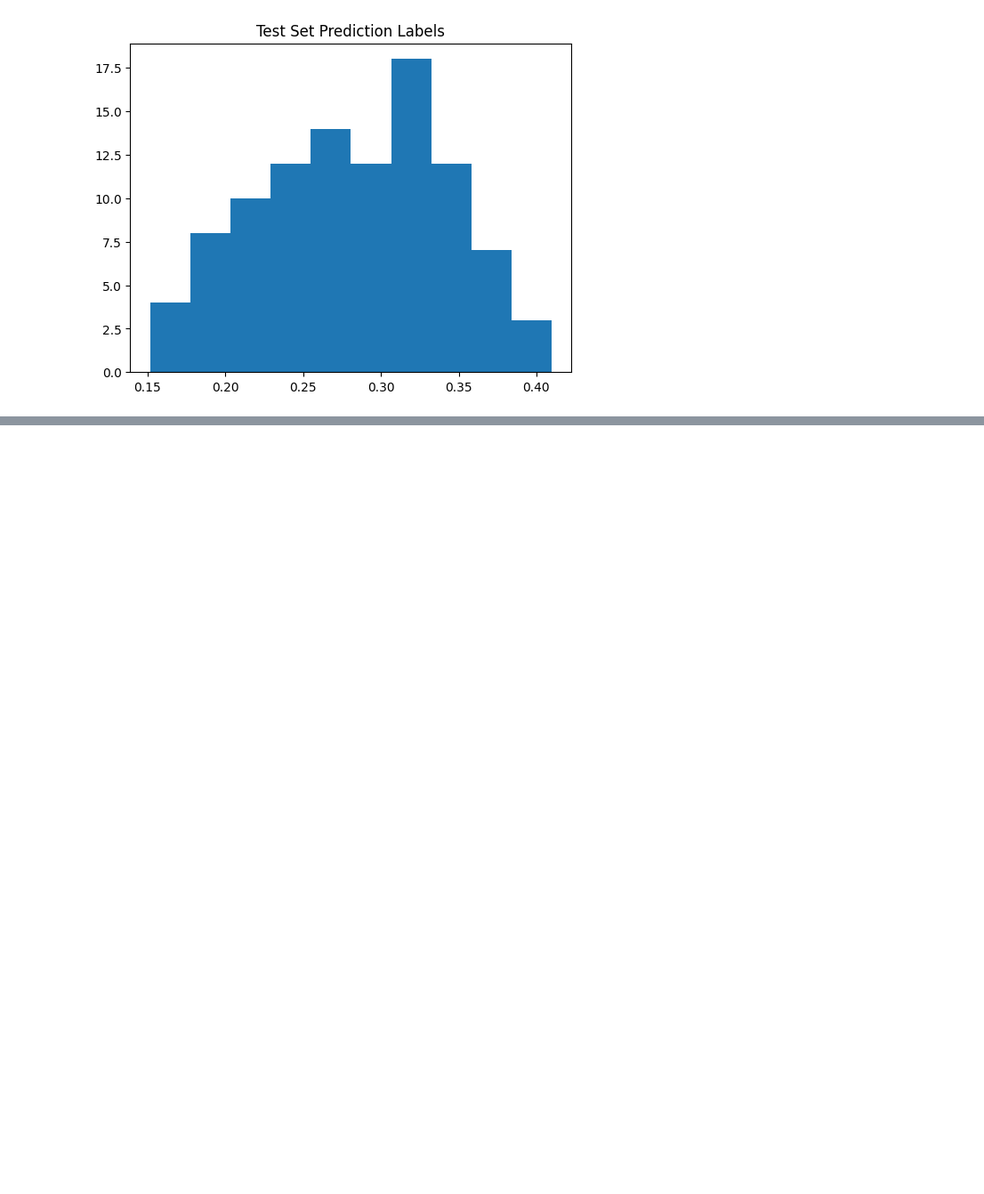
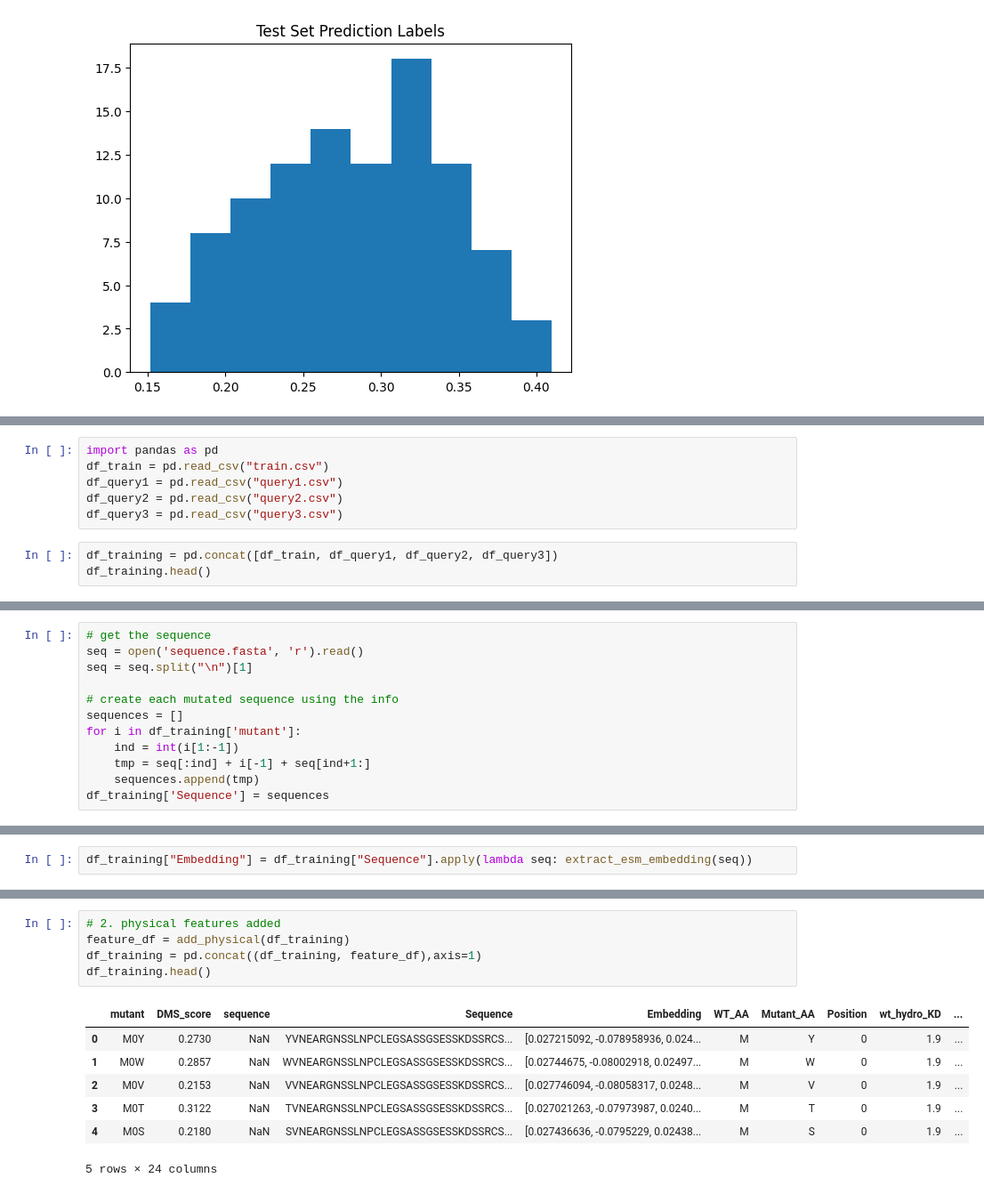
Before and after one commit to radroof22/cse-7850-combio-hackathon, a Jupyter notebook: exp.ipynb, the cells around one changed output, grey strips where cells are left out. Shown at 89% size. Saved outputs shown, nothing was run; the diff lists cells and outputs as text; blank space fills up the shorter version.

```diff
--- a/exp.ipynb
+++ b/exp.ipynb
@@ -612,0 +615,9 @@ plt.show()
+# %%
+import pandas as pd
+df_train = pd.read_csv("train.csv")
+df_query1 = pd.read_csv("query1.csv")
+df_query2 = pd.read_csv("query2.csv")
+df_query3 = pd.read_csv("query3.csv")
+# %%
+df_training = pd.concat([df_train, df_query1, df_query2, df_query3])
+df_training.head()
@@ -612,0 +631,12 @@ plt.show()
+# %%
+# get the sequence
+seq = open('sequence.fasta', 'r').read()
+seq = seq.split("\n")[1]
+
+# create each mutated sequence using the info
+sequences = []
+for i in df_training['mutant']:
+    ind = int(i[1:-1])
+    tmp = seq[:ind] + i[-1] + seq[ind+1:]
+    sequences.append(tmp)
+df_training['Sequence'] = sequences
@@ -612,0 +645,2 @@ plt.show()
+# %%
+df_training["Embedding"] = df_training["Sequence"].apply(lambda seq: extract_esm_embedding(seq))
@@ -612,0 +731,13 @@ plt.show()
+# %%
+# 2. physical features added
+feature_df = add_physical(df_training)
+df_training = pd.concat((df_training, feature_df),axis=1)
+df_training.head()
+# %% [output]
+|  | mutant | DMS_score | sequence | Sequence | Embedding | WT_AA | Mutant_AA | Position | wt_hydro_KD | ... |
+| 0 | M0Y | 0.2730 | NaN | YVNEARGNSSLNPCLEGSASSGSESSKDSSRCS... | [0.027215092, -0.078958936, 0.024... | M | Y | 0 | 1.9 | ... |
+| 1 | M0W | 0.2857 | NaN | WVNEARGNSSLNPCLEGSASSGSESSKDSSRCS... | [0.02744675, -0.08002918, 0.02497... | M | W | 0 | 1.9 | ... |
+| 2 | M0V | 0.2153 | NaN | VVNEARGNSSLNPCLEGSASSGSESSKDSSRCS... | [0.027746094, -0.08058317, 0.0248... | M | V | 0 | 1.9 | ... |
+| 3 | M0T | 0.3122 | NaN | TVNEARGNSSLNPCLEGSASSGSESSKDSSRCS... | [0.027021263, -0.07973987, 0.0240... | M | T | 0 | 1.9 | ... |
+| 4 | M0S | 0.2180 | NaN | SVNEARGNSSLNPCLEGSASSGSESSKDSSRCS... | [0.027436636, -0.0795229, 0.02438... | M | S | 0 | 1.9 | ... |
+5 rows × 24 columns
```
Also changed, not shown: parts of 27 cells of this notebook, 4 other files.
